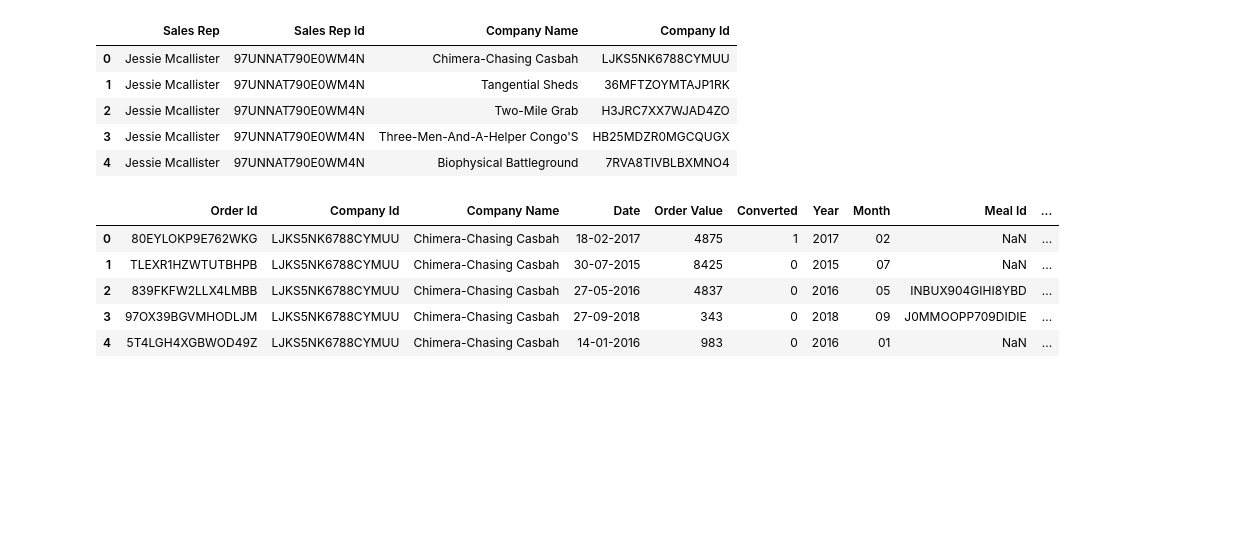
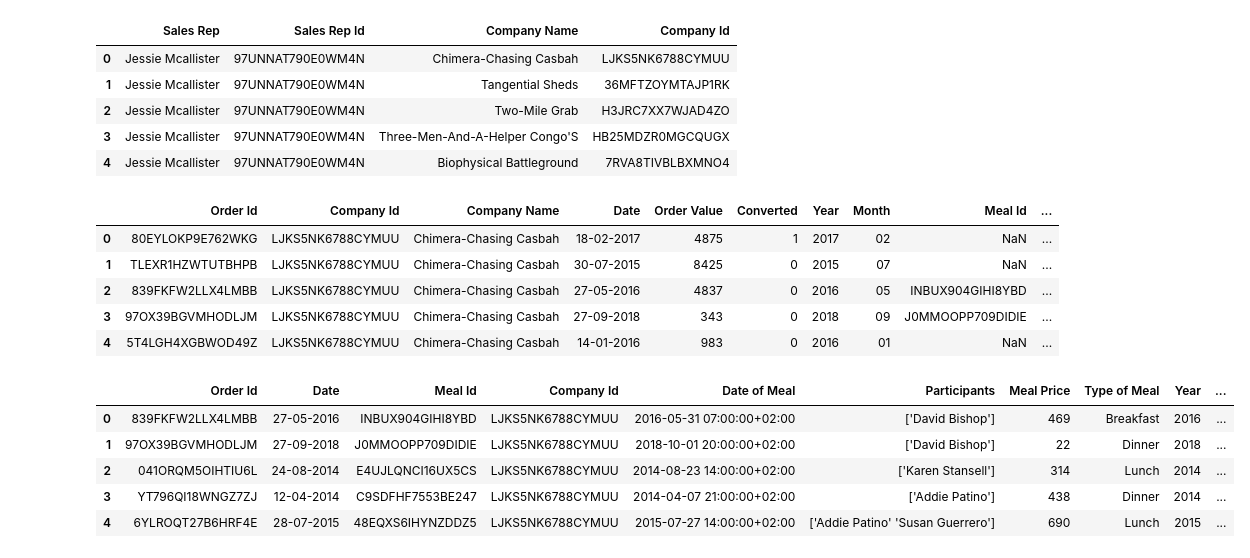
Before and after one commit to MEJillFarley/Supermarket-Ordering-Project-2, a Jupyter notebook: Supermarket.ipynb, the cells around one changed output. Drawn from its saved outputs; the diff is of its cells as text; code cells hidden in the pictures; blank space fills up the shorter version.

```diff
--- a/Supermarket.ipynb
+++ b/Supermarket.ipynb
@@ -122,3 +106,14 @@ merged_df.head()
 | 2 | 839FKFW2LLX4LMBB | LJKS5NK6788CYMUU | Chimera-Chasing Casbah | 27-05-2016 | 4837 | 0 | 2016 | 05 | INBUX904GIHI8YBD | ... |
 | 3 | 97OX39BGVMHODLJM | LJKS5NK6788CYMUU | Chimera-Chasing Casbah | 27-09-2018 | 343 | 0 | 2018 | 09 | J0MMOOPP709DIDIE | ... |
 | 4 | 5T4LGH4XGBWOD49Z | LJKS5NK6788CYMUU | Chimera-Chasing Casbah | 14-01-2016 | 983 | 0 | 2016 | 01 | NaN | ... |
+# %%
+invoice_df["Year"] = invoice_df["Date"].str.split('-', expand = True)[2]
+invoice_df["Month"] = invoice_df["Date"].str.split('-', expand = True)[1]
+invoice_df.head()
+# %% [output]
+|  | Order Id | Date | Meal Id | Company Id | Date of Meal | Participants | Meal Price | Type of Meal | Year | ... |
+| 0 | 839FKFW2LLX4LMBB | 27-05-2016 | INBUX904GIHI8YBD | LJKS5NK6788CYMUU | 2016-05-31 07:00:00+02:00 | ['David Bishop'] | 469 | Breakfast | 2016 | ... |
+| 1 | 97OX39BGVMHODLJM | 27-09-2018 | J0MMOOPP709DIDIE | LJKS5NK6788CYMUU | 2018-10-01 20:00:00+02:00 | ['David Bishop'] | 22 | Dinner | 2018 | ... |
+| 2 | 041ORQM5OIHTIU6L | 24-08-2014 | E4UJLQNCI16UX5CS | LJKS5NK6788CYMUU | 2014-08-23 14:00:00+02:00 | ['Karen Stansell'] | 314 | Lunch | 2014 | ... |
+| 3 | YT796QI18WNGZ7ZJ | 12-04-2014 | C9SDFHF7553BE247 | LJKS5NK6788CYMUU | 2014-04-07 21:00:00+02:00 | ['Addie Patino'] | 438 | Dinner | 2014 | ... |
+| 4 | 6YLROQT27B6HRF4E | 28-07-2015 | 48EQXS6IHYNZDDZ5 | LJKS5NK6788CYMUU | 2015-07-27 14:00:00+02:00 | ['Addie Patino' 'Susan Guerrero'] | 690 | Lunch | 2015 | ... |
```
Also changed, not shown: parts of 5 cells of this notebook.
